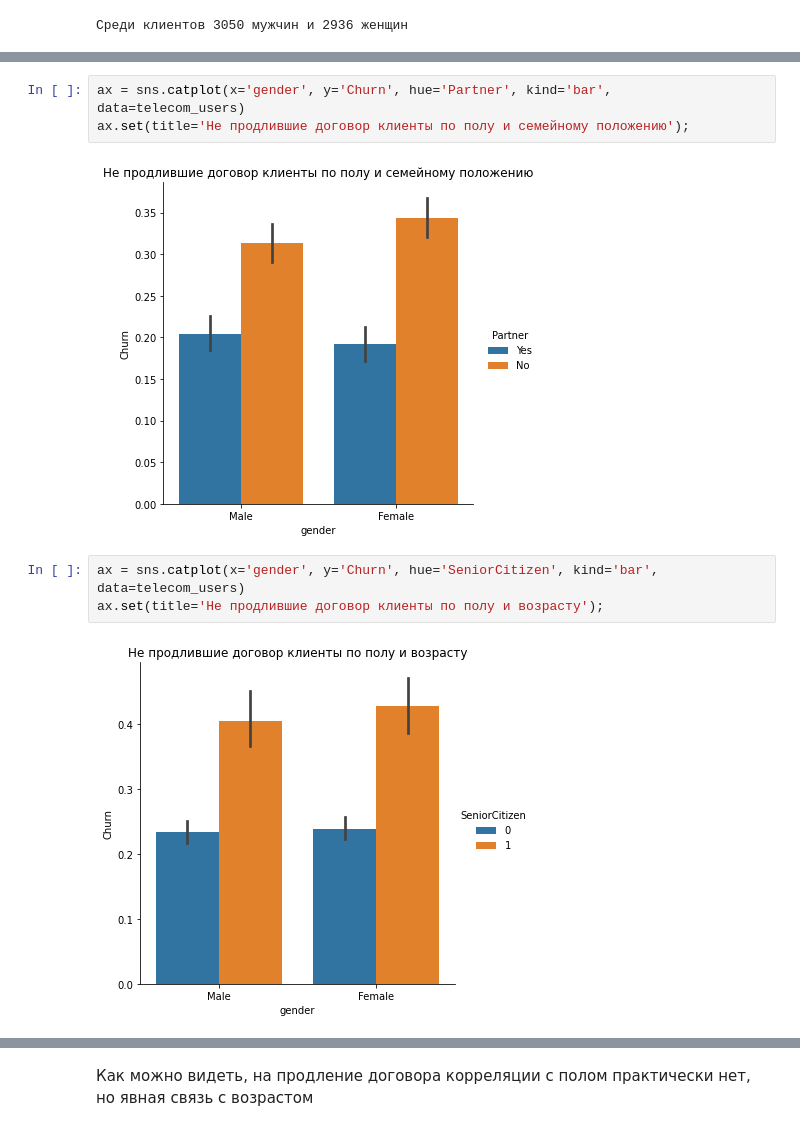
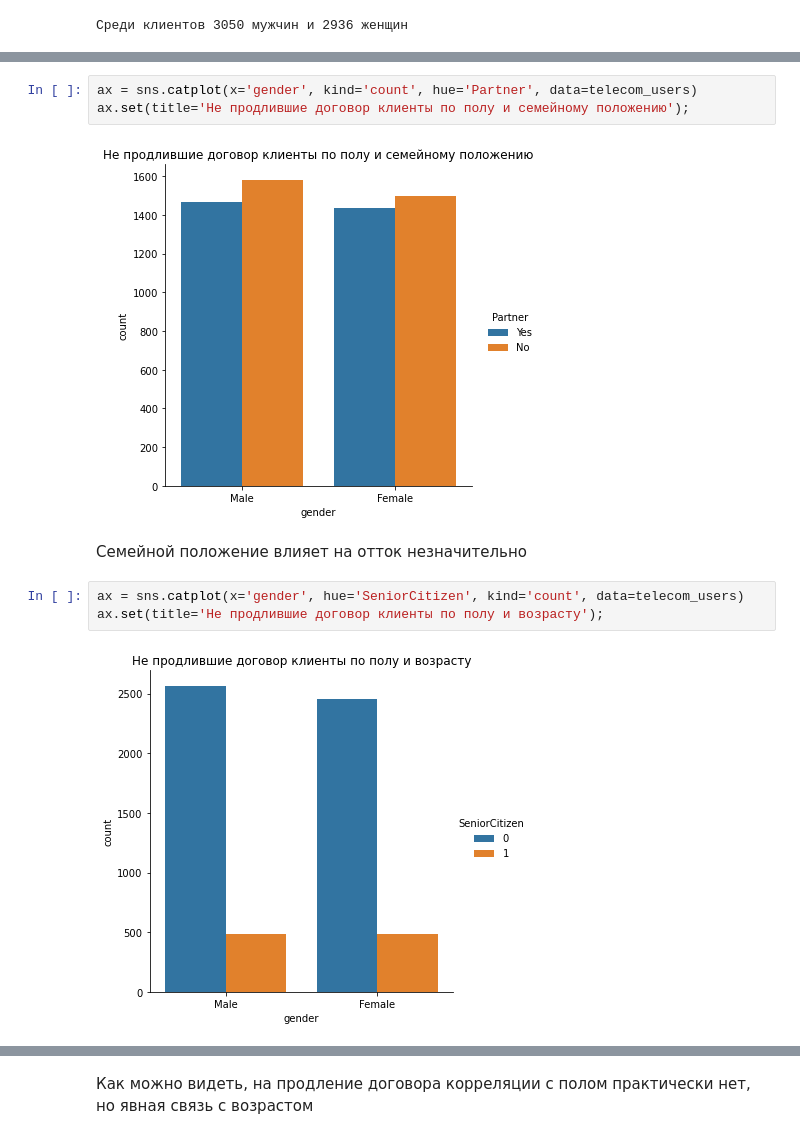
Before and after one commit to ddmitry80/ds_coursework_ml_beginner, a Jupyter notebook: Coursework_ML.ipynb, the cells around one changed output, grey strips where cells are left out. Cells and saved outputs as stored; diff of their text form.

```diff
--- a/Coursework_ML.ipynb
+++ b/Coursework_ML.ipynb
@@ -183,10 +232,12 @@ print('Не продлило договор всего клиентов в да
 # %%
-ax = sns.catplot(x='gender', y='Churn', hue='Partner', kind='bar', data=telecom_users)
+ax = sns.catplot(x='gender', kind='count', hue='Partner', data=telecom_users)
 ax.set(title='Не продлившие договор клиенты по полу и семейному положению');
 # %% [output]
-[figure, old version]
+[figure, new version]
+# %% [markdown]
+Семейной положение влияет на отток незначительно
 # %%
-ax = sns.catplot(x='gender', y='Churn', hue='SeniorCitizen', kind='bar', data=telecom_users)
+ax = sns.catplot(x='gender', hue='SeniorCitizen', kind='count', data=telecom_users)
 ax.set(title='Не продлившие договор клиенты по полу и возрасту');
 # %% [output]
-[figure, old version]
+[figure, new version]
```
Also changed, not shown: parts of 53 cells of this notebook.
